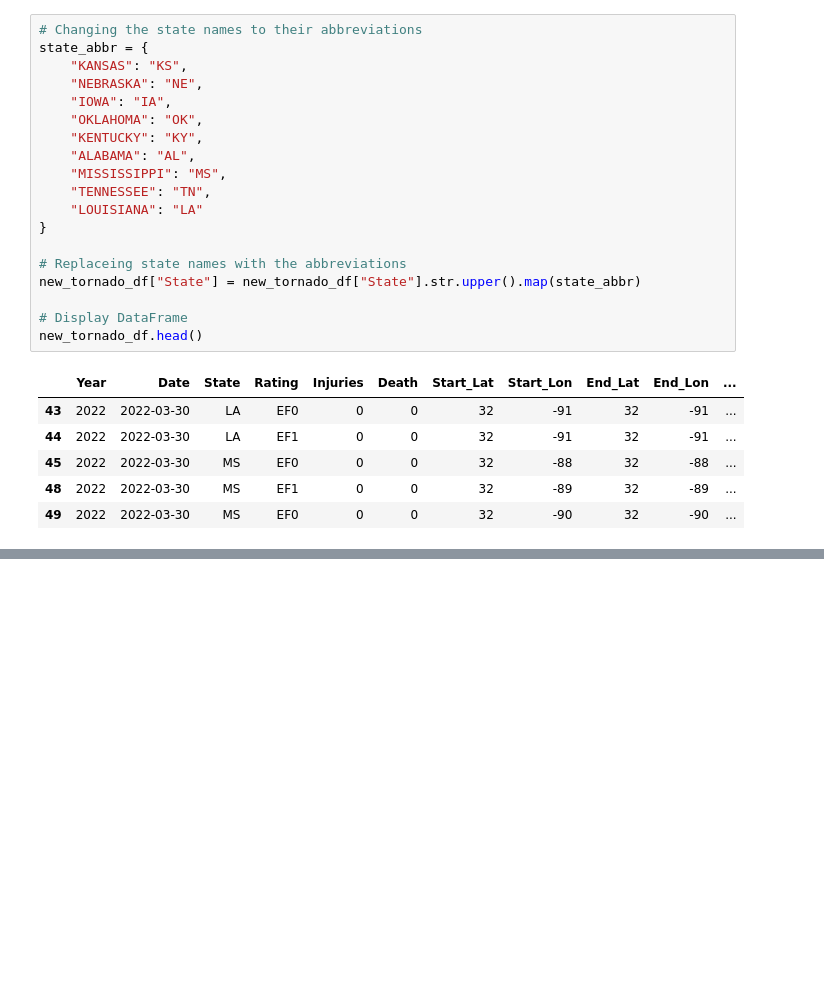
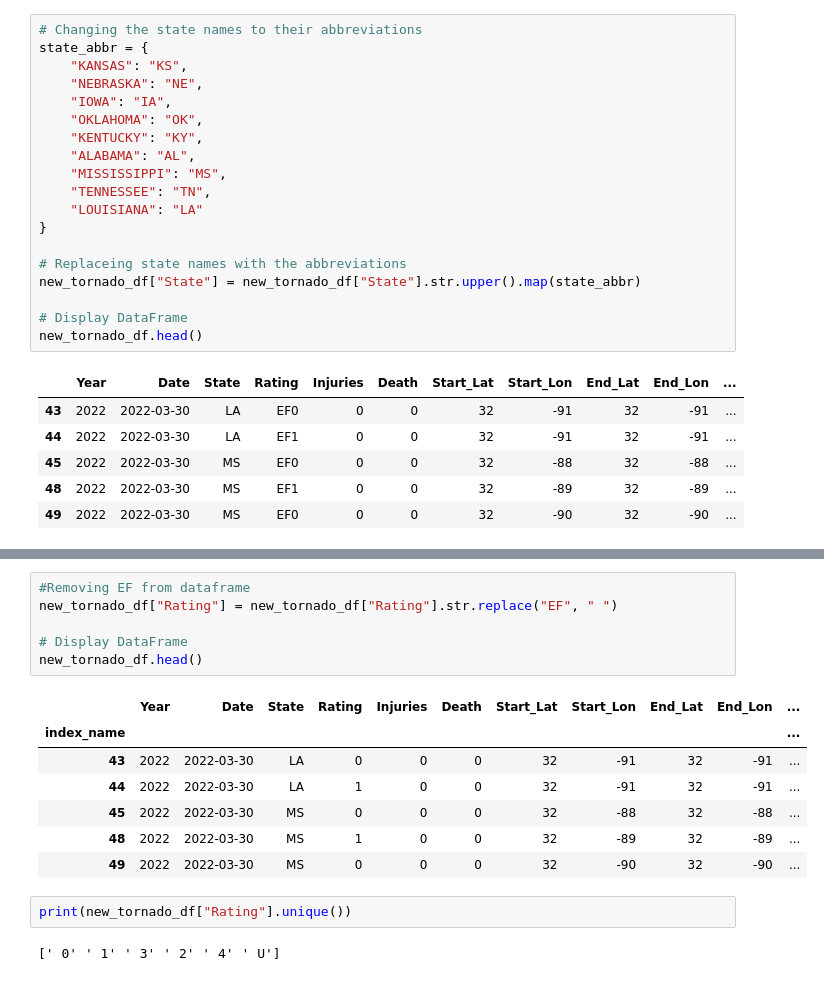
Before and after one commit to downleft/Tornado_alley, a Jupyter notebook: Cleaned_data/2022_Tornado.ipynb, the cells around one changed output, grey strips where cells are left out. Saved outputs shown, nothing was run; the diff lists cells and outputs as text; blank space fills up the shorter version.

```diff
--- a/Cleaned_data/2022_Tornado.ipynb
+++ b/Cleaned_data/2022_Tornado.ipynb
@@ -211,0 +223,18 @@ new_tornado_df.head()
+# %%
+#Removing EF from dataframe
+new_tornado_df["Rating"] = new_tornado_df["Rating"].str.replace("EF", " ")
+
+# Display DataFrame
+new_tornado_df.head()
+# %% [output]
+|  | Year | Date | State | Rating | Injuries | Death | Start_Lat | Start_Lon | End_Lat | End_Lon | ... |
+| index_name |  |  |  |  |  |  |  |  |  |  | ... |
+| 43 | 2022 | 2022-03-30 | LA | 0 | 0 | 0 | 32 | -91 | 32 | -91 | ... |
+| 44 | 2022 | 2022-03-30 | LA | 1 | 0 | 0 | 32 | -91 | 32 | -91 | ... |
+| 45 | 2022 | 2022-03-30 | MS | 0 | 0 | 0 | 32 | -88 | 32 | -88 | ... |
+| 48 | 2022 | 2022-03-30 | MS | 1 | 0 | 0 | 32 | -89 | 32 | -89 | ... |
+| 49 | 2022 | 2022-03-30 | MS | 0 | 0 | 0 | 32 | -90 | 32 | -90 | ... |
+# %%
+print(new_tornado_df["Rating"].unique())
+# %% [output]
+[' 0' ' 1' ' 3' ' 2' ' 4' ' U']
```
Also changed, not shown: parts of 9 cells of this notebook, 6 other files.
